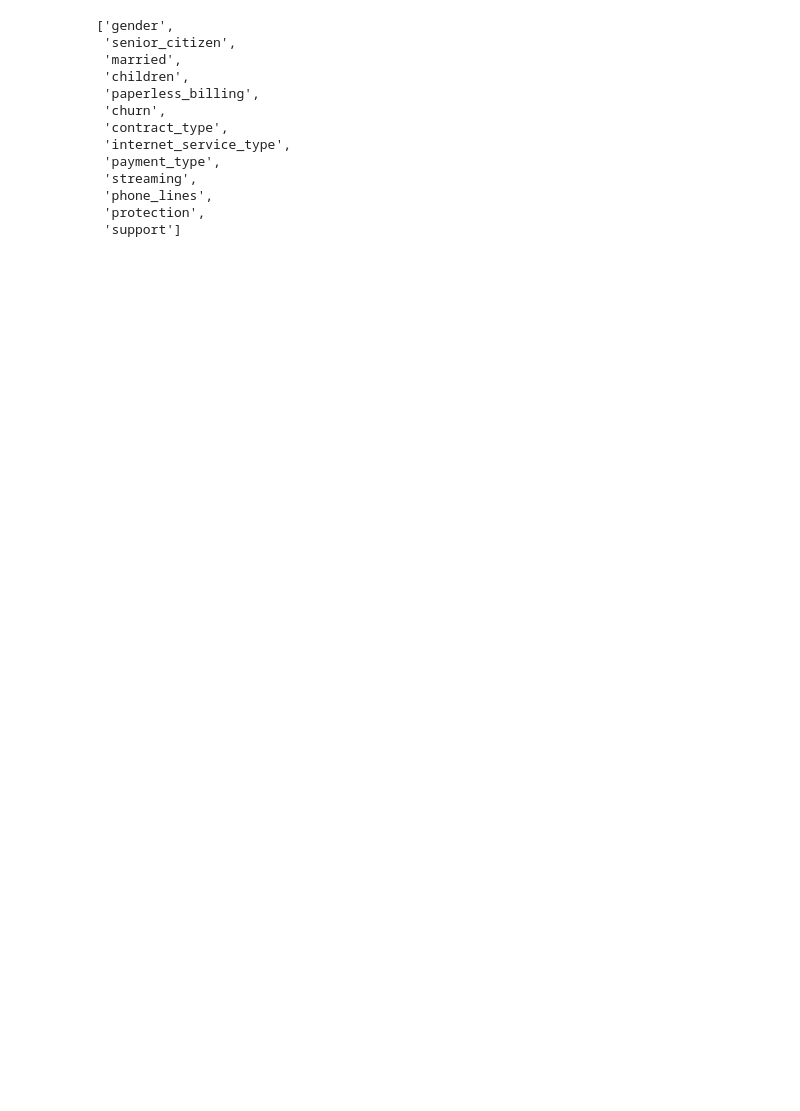
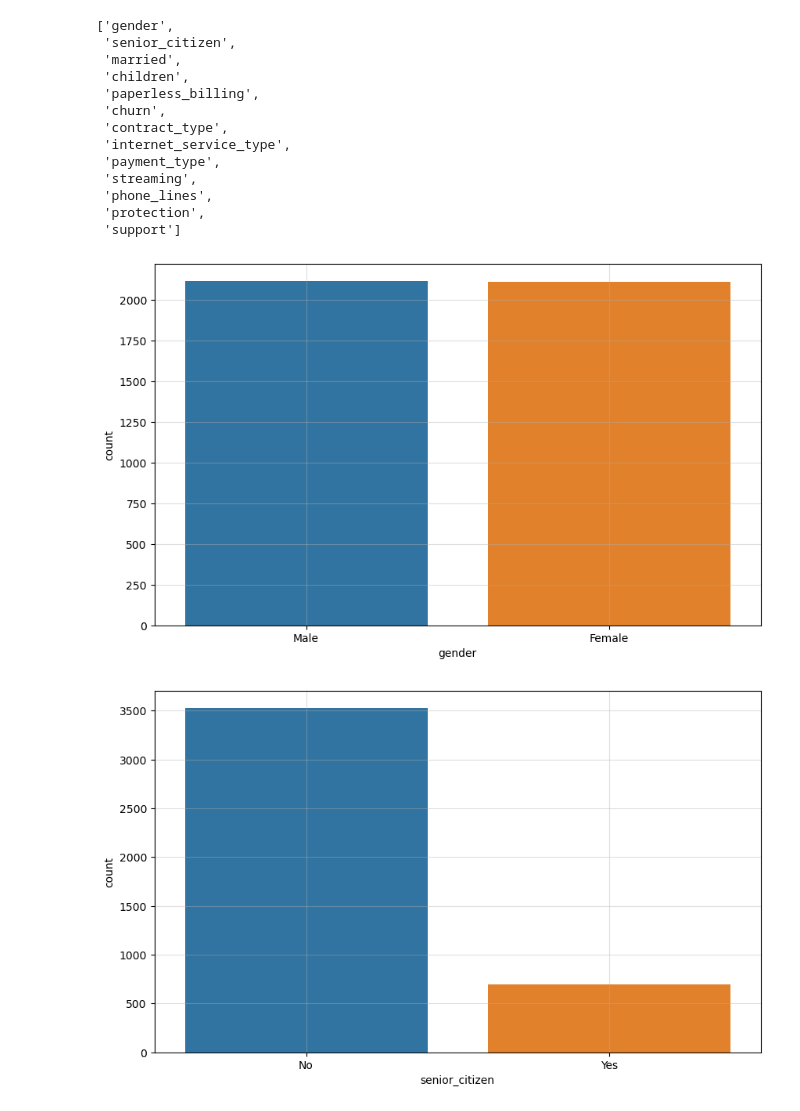
Before and after one commit to Michael-Nelson361/Telco_Report, a Jupyter notebook: exploration.ipynb, the cells around one changed output. Drawn from its saved outputs; the diff is of its cells as text; code cells hidden in the pictures; blank space fills up the shorter version.

```diff
--- a/exploration.ipynb
+++ b/exploration.ipynb
@@ -158,4 +164,13 @@ obj_col
  'protection',
  'support']
 # %%
-train.
+# Explore categorical items
+for col in obj_col:
+    plt.figure(figsize=(10,6))
+    sns.countplot(data=train,x=col,order=train[col].value_counts().index)
+
+    plt.grid(alpha=0.4)
+    plt.show()
+# %% [output]
+[figure, added]
+[figure, added]
```
Also changed, not shown: parts of 72 cells of this notebook.
